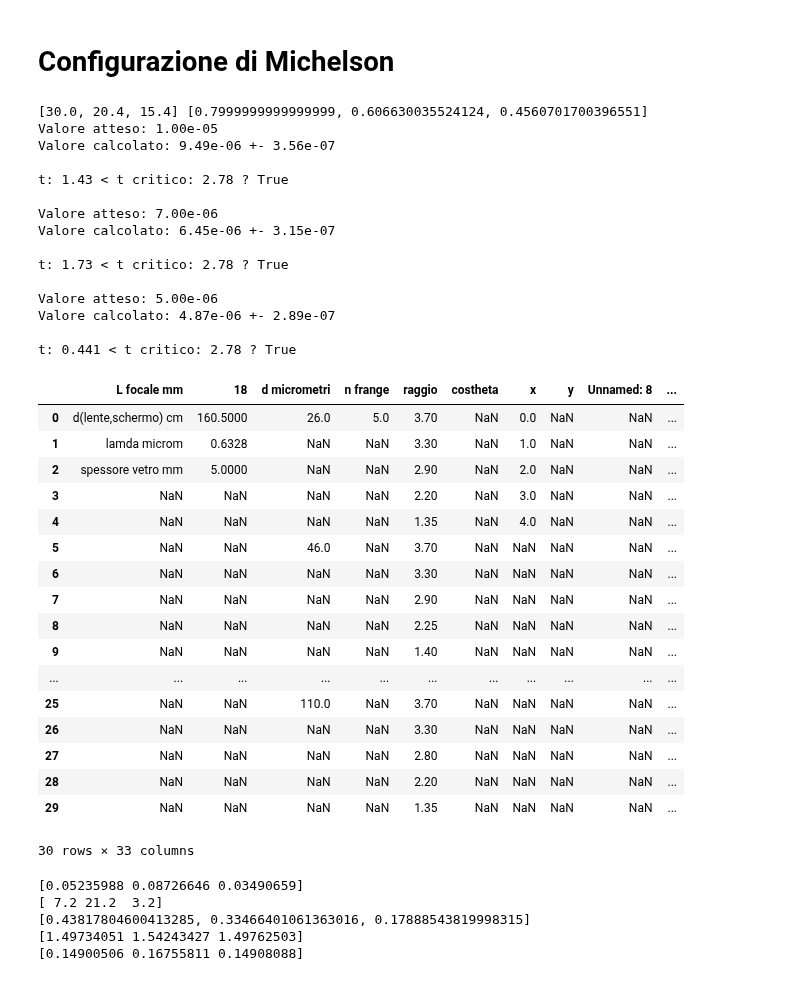
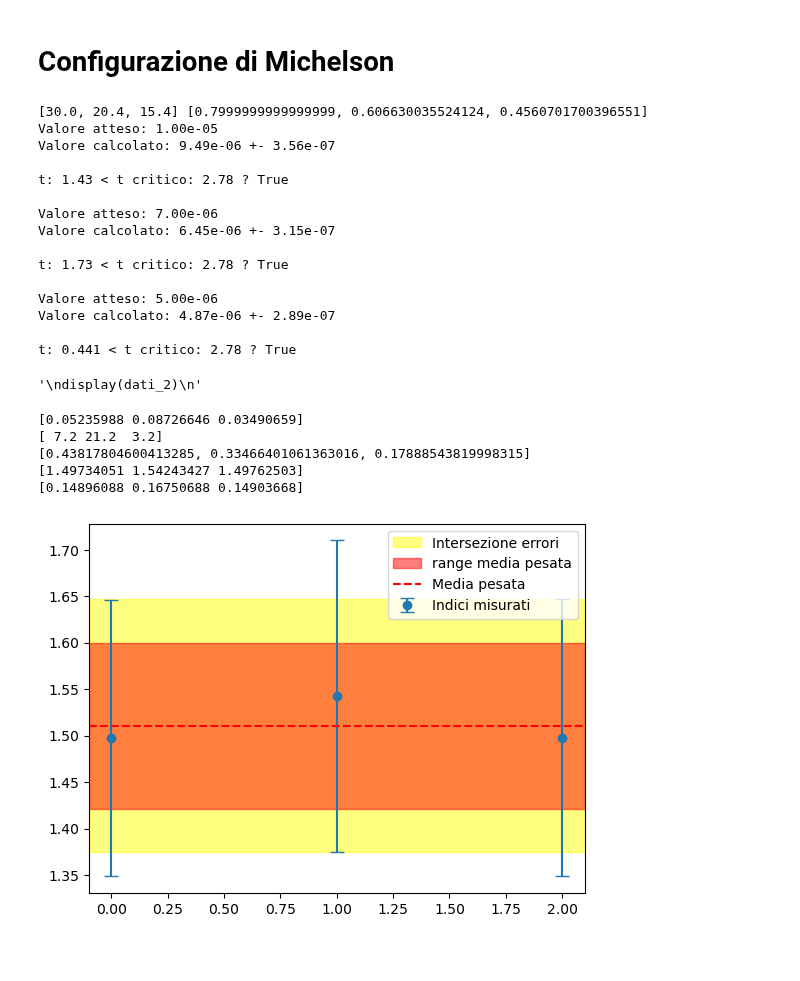
Before and after one commit to ARossiUnimib/Laboratorio-2---Gruppo-21-A.A.-2023-24, a Jupyter notebook: Notebooks/Interferometro.ipynb, the cells around one changed output. Drawn from its saved outputs; the diff is of its cells as text; code cells hidden in the pictures; blank space fills up the shorter version.

Commit message:
fine analisi dati interferometro

```diff
--- a/Notebooks/Interferometro.ipynb
+++ b/Notebooks/Interferometro.ipynb
@@ -3,6 +3,7 @@
 # %%
 import pandas as pd
 import numpy as np
+import matplotlib.pyplot as plt
 
 _lambda = 632.8 * 10**(-9)
 
@@ -45,7 +46,7 @@ def minimi_quadrati_fit(alfa, beta):
 
     m.migrad()
     # label every graph obtained by m.visualize()
-    m.visualize()
+    display(m)
 
     d = -1/(2*m.values["b"])*(_lambda)
     err_d = 1/(2*m.values["b"]**2)*m.errors["b"]*(_lambda)
@@ -223,7 +203,8 @@ distanza_lente_schermo = 167.8 * 10**(-2) # metri
 # il test è superato con cos(theta) circa 1 come assunzione!
 
 dati_2 = pd.read_excel("Interferometro.xlsx")
-display(dati_2)
+
+#display(dati_2)
 # %% [output]
 [30.0, 20.4, 15.4] [0.7999999999999999, 0.606630035524124, 0.4560701700396551]
 Valore atteso: 1.00e-05
@@ -240,30 +221,13 @@ Valore atteso: 5.00e-06
 Valore calcolato: 4.87e-06 +- 2.89e-07
 
 t: 0.441 < t critico: 2.78 ? True
-|  | L focale mm | 18 | d micrometri | n frange | raggio | costheta | x | y | Unnamed: 8 | ... |
-| 0 | d(lente,schermo) cm | 160.5000 | 26.0 | 5.0 | 3.70 | NaN | 0.0 | NaN | NaN | ... |
-| 1 | lamda microm | 0.6328 | NaN | NaN | 3.30 | NaN | 1.0 | NaN | NaN | ... |
-| 2 | spessore vetro mm | 5.0000 | NaN | NaN | 2.90 | NaN | 2.0 | NaN | NaN | ... |
-| 3 | NaN | NaN | NaN | NaN | 2.20 | NaN | 3.0 | NaN | NaN | ... |
-| 4 | NaN | NaN | NaN | NaN | 1.35 | NaN | 4.0 | NaN | NaN | ... |
-| 5 | NaN | NaN | 46.0 | NaN | 3.70 | NaN | NaN | NaN | NaN | ... |
-| 6 | NaN | NaN | NaN | NaN | 3.30 | NaN | NaN | NaN | NaN | ... |
-| 7 | NaN | NaN | NaN | NaN | 2.90 | NaN | NaN | NaN | NaN | ... |
-| 8 | NaN | NaN | NaN | NaN | 2.25 | NaN | NaN | NaN | NaN | ... |
-| 9 | NaN | NaN | NaN | NaN | 1.40 | NaN | NaN | NaN | NaN | ... |
-| ... | ... | ... | ... | ... | ... | ... | ... | ... | ... | ... |
-| 25 | NaN | NaN | 110.0 | NaN | 3.70 | NaN | NaN | NaN | NaN | ... |
-| 26 | NaN | NaN | NaN | NaN | 3.30 | NaN | NaN | NaN | NaN | ... |
-| 27 | NaN | NaN | NaN | NaN | 2.80 | NaN | NaN | NaN | NaN | ... |
-| 28 | NaN | NaN | NaN | NaN | 2.20 | NaN | NaN | NaN | NaN | ... |
-| 29 | NaN | NaN | NaN | NaN | 1.35 | NaN | NaN | NaN | NaN | ... |
-30 rows × 33 columns
+'\ndisplay(dati_2)\n'
 # %%
 angolo_iniziale = 0
 
 _lambda = 632.8 * 10**(-9) # metri
 d = 5*10**(-3) # metri, dovrebbe essere sulla scheda pasco, l'abbiamo misurata
-err_d = 10**(-3) # metri
+err_d = 1 * 10**(-3) # metri
 
 angoli = np.radians([3, 5, 2])
 print(angoli)
@@ -288,37 +252,52 @@ for i in range(0, 3*5, 5):
 vec_medie_delta_N = np.array(vec_medie_delta_N)
 n_vetro = (2*d-vec_medie_delta_N*_lambda)*(1-np.cos(angoli)) \
         / (2*d*(1-np.cos(angoli)) - vec_medie_delta_N*_lambda)
 
 def calcola_n_vetro(d, delta_N, angolo):
     return (2*d-delta_N*_lambda)*(1-np.cos(angolo)) \
          / (2*d*(1-np.cos(angolo)) - delta_N*_lambda)
 
 # define derivative function
 def derivative(f, x, dx=1e-6, args=()):
     return (f(x+dx, *args) - f(x, *args))/dx
 
 def dndN(d, delta_N, angolo):
-    return derivative(calcola_n_vetro, delta_N, dx=1e-8, args=(d, angolo))
+    return derivative(calcola_n_vetro, delta_N, args=(d, angolo))
 
 def dndangolo(d, delta_N, angolo):
-    return derivative(calcola_n_vetro, angolo, dx=1e-8, args=(d, delta_N))
+    return derivative(calcola_n_vetro, angolo, args=(d, delta_N))
 
 def dndd(d, delta_N, angolo):
-    return derivative(calcola_n_vetro, d, dx=1e-8, args=(delta_N, angolo))
+    return derivative(calcola_n_vetro, d, args=(delta_N, angolo))
 
 print(vec_medie_delta_N)
 print(sigma_delta_N)
 
 print(n_vetro)
 
 err_n_vetro = np.sqrt((dndN(d, vec_medie_delta_N, angoli)*sigma_delta_N)**2 + (dndd(d, vec_medie_delta_N, angoli)*err_d)**2 + (dndangolo(d, vec_medie_delta_N, angoli)*np.radians(0.5))**2)
 print(err_n_vetro)
+
+def weighet_mean(vec_x, err_vec_x):
+    return np.sum(vec_x/err_vec_x**2) / np.sum(1/err_vec_x**2), 1/np.sqrt(np.sum(1/err_vec_x**2))
+
+media, errore_media = weighet_mean(n_vetro, err_n_vetro)
+
+# disegna punti di n_vetro e barra errore e colora la zona di errore di media con errore_media
+plt.errorbar(np.arange(3), n_vetro, yerr=err_n_vetro, fmt="o", label="Indici misurati", capsize=5)
+plt.axhspan(n_vetro[2]+err_n_vetro[2], n_vetro[1]-err_n_vetro[1], alpha=0.5, color='yellow', label="Intersezione errori")
+plt.axhspan(media+errore_media, media-errore_media, alpha=0.5, color='red', label="range media pesata")
+# linea media tratteggiata
+plt.axhline(media, color='red', linestyle="--", label="Media pesata")
+plt.legend()
+plt.show()
 # %% [output]
 [0.05235988 0.08726646 0.03490659]
 [ 7.2 21.2  3.2]
 [0.43817804600413285, 0.33466401061363016, 0.17888543819998315]
 [1.49734051 1.54243427 1.49762503]
-[0.14900506 0.16755811 0.14908088]
+[0.14896088 0.16750688 0.14903668]
+[figure, added]
 # %%
 #passo righello
 d = 10**(-3) # metri
```
Also changed, not shown: parts of 5 cells of this notebook, 1 other file.
